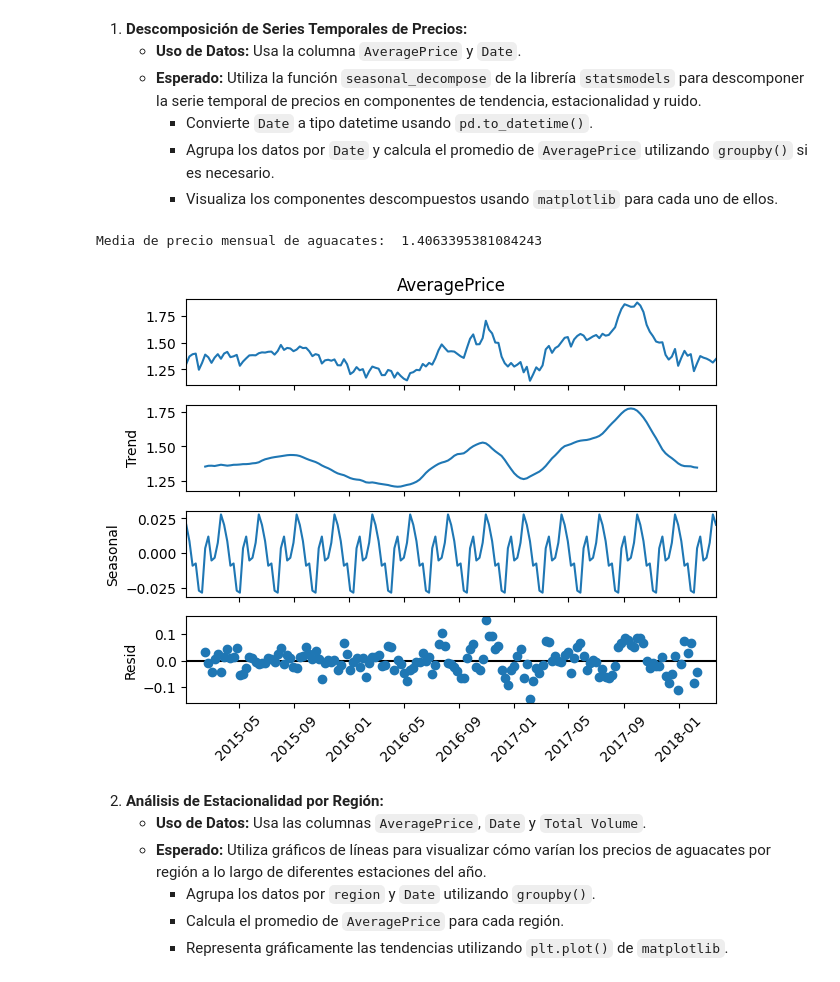
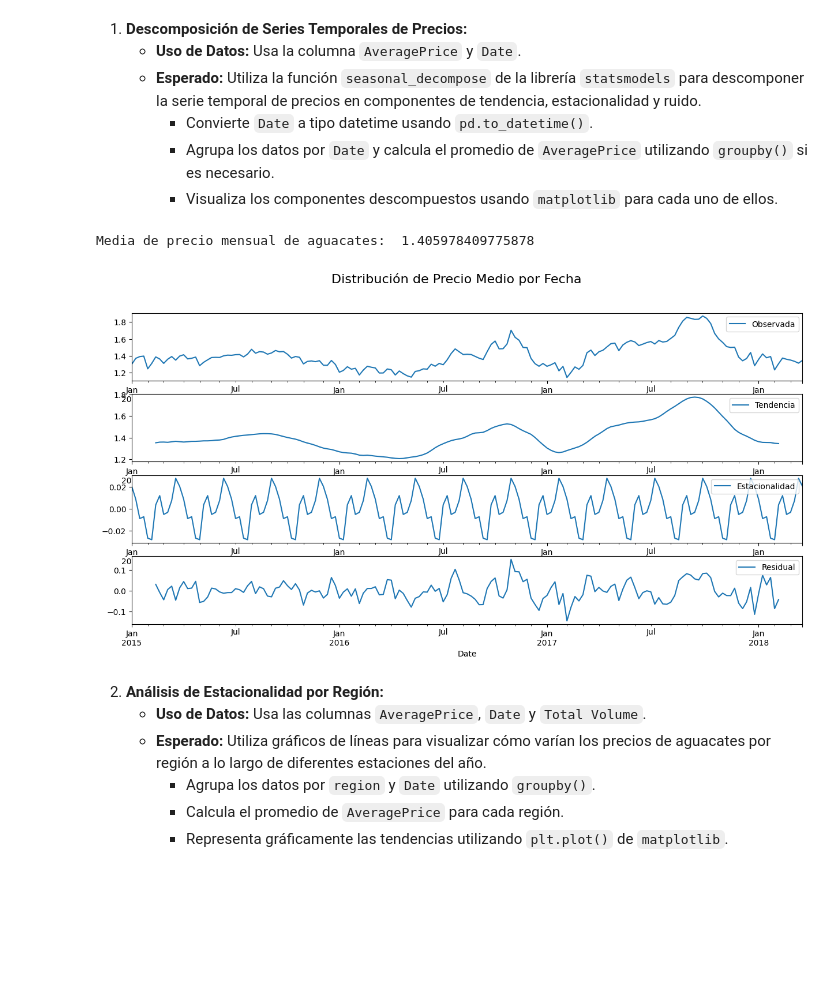
Before and after one commit to germanztz/data-science-uoc-avocado, a Jupyter notebook: german.ipynb, the cells around one changed output. Drawn from its saved outputs; the diff is of its cells as text; code cells hidden in the pictures; blank space fills up the shorter version.

```diff
--- a/german.ipynb
+++ b/german.ipynb
@@ -90,28 +90,30 @@ avocado.head()
 # %%
 # Formatear fecha en DateTime
 avocado["Date"] = pd.to_datetime(avocado["Date"])
 
 #     - Agrupa los datos por `Date` y calcula el promedio de `AveragePrice` utilizando `groupby()` si es necesario.
 
 monthly_mean = avocado.groupby(avocado.Date)["AveragePrice"].mean()
 
 #     - Visualiza los componentes descompuestos usando `matplotlib` para cada uno de ellos.
 
-print("Media de precio mensual de aguacates: ",monthly_mean.iloc[:-1].mean())
+global_mean = avocado[["AveragePrice"]].mean().iloc[0]
+print("Media de precio mensual de aguacates: ",global_mean)
 
-decompose = sm.tsa.seasonal_decompose(
-    monthly_mean
-    ,model="additive",
-    period=12)
+decompose = sm.tsa.seasonal_decompose(monthly_mean, model="additive", period=12)
 
-decompose.plot()
+fig, axes = plt.subplots(4, 1, figsize=(15, 7))
 
-# plt.figure(figsize=(20, 20))
-plt.xticks(rotation=45)
+fig.suptitle('Distribución de Precio Medio por Fecha', fontsize=16)
+decompose.observed.plot(ax=axes[0], legend=True, label="Observada")
+decompose.trend.plot(ax=axes[1 ], legend=True, label="Tendencia")
+decompose.seasonal.plot(ax=axes[2], legend=True, label="Estacionalidad")
+decompose.resid.plot(ax=axes[3], legend=True, label="Residual")
+
 plt.show()
 # %% [output]
-Media de precio mensual de aguacates:  1.4063395381084243
+Media de precio mensual de aguacates:  1.405978409775878
-[figure, old version]
+[figure, new version]
 # %% [markdown]
 2. **Análisis de Estacionalidad por Región:**
    - **Uso de Datos:** Usa las columnas `AveragePrice`, `Date` y `Total Volume`.
```
Also changed, not shown: parts of 1 cell of this notebook.
